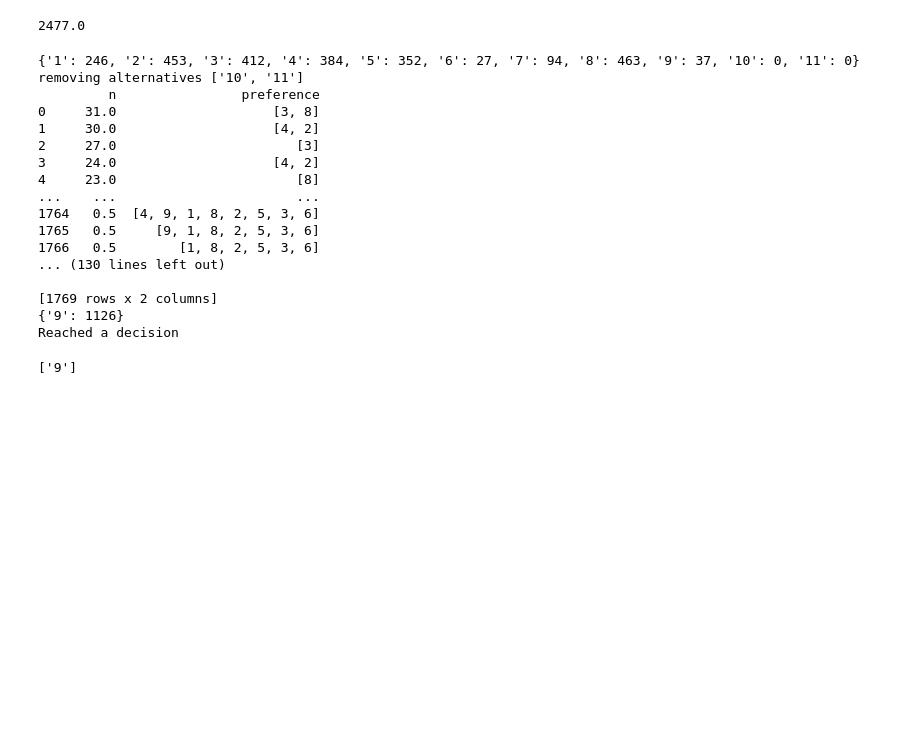
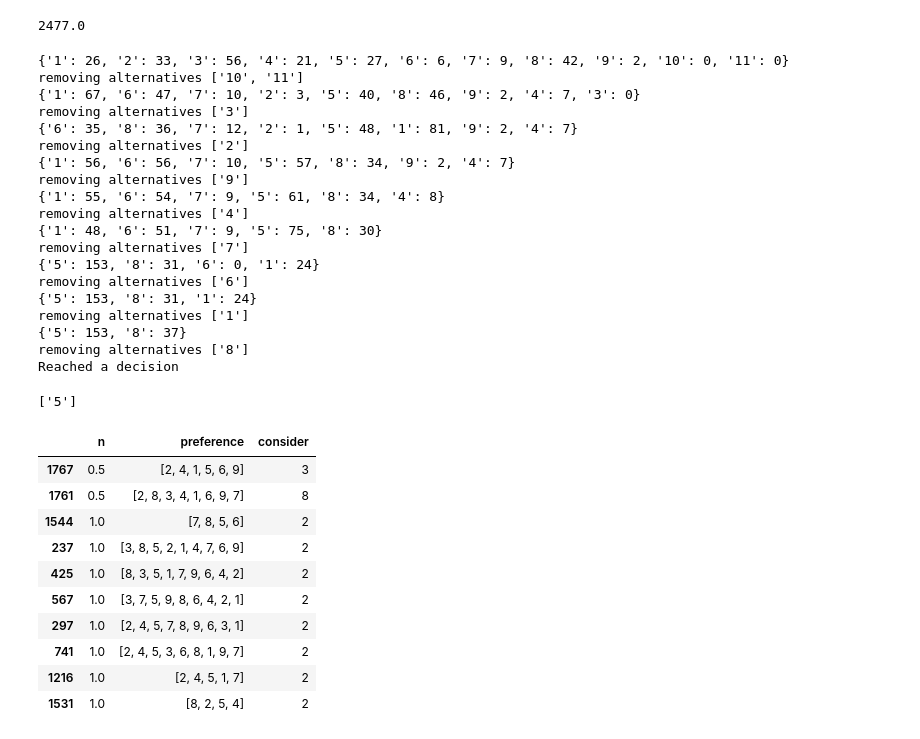
Before and after one commit to juanluislopez24/CSC_homework_3_group4, a Jupyter notebook: STV.ipynb, the cells around one changed output. Drawn from its saved outputs; the diff is of its cells as text; code cells hidden in the pictures; blank space fills up the shorter version.

```diff
--- a/STV.ipynb
+++ b/STV.ipynb
@@ -117,22 +144,25 @@ def STV(df, alternatives):
     return list(scores.keys())
 # %%
-STV(df, alternatives)
+winners = STV(df, alternatives)
+winners
 # %% [output]
-{'1': 246, '2': 453, '3': 412, '4': 384, '5': 352, '6': 27, '7': 94, '8': 463, '9': 37, '10': 0, '11': 0}
+{'1': 26, '2': 33, '3': 56, '4': 21, '5': 27, '6': 6, '7': 9, '8': 42, '9': 2, '10': 0, '11': 0}
 removing alternatives ['10', '11']
-         n                preference
-0     31.0                    [3, 8]
-1     30.0                    [4, 2]
-2     27.0                       [3]
-3     24.0                    [4, 2]
-4     23.0                       [8]
-...    ...                       ...
-1764   0.5  [4, 9, 1, 8, 2, 5, 3, 6]
-1765   0.5     [9, 1, 8, 2, 5, 3, 6]
-1766   0.5        [1, 8, 2, 5, 3, 6]
-... (130 lines left out)
-
-[1769 rows x 2 columns]
-{'9': 1126}
+{'1': 67, '6': 47, '7': 10, '2': 3, '5': 40, '8': 46, '9': 2, '4': 7, '3': 0}
+removing alternatives ['3']
+{'6': 35, '8': 36, '7': 12, '2': 1, '5': 48, '1': 81, '9': 2, '4': 7}
+removing alternatives ['2']
+{'1': 56, '6': 56, '7': 10, '5': 57, '8': 34, '9': 2, '4': 7}
+removing alternatives ['9']
+{'1': 55, '6': 54, '7': 9, '5': 61, '8': 34, '4': 8}
+removing alternatives ['4']
+{'1': 48, '6': 51, '7': 9, '5': 75, '8': 30}
+removing alternatives ['7']
+{'5': 153, '8': 31, '6': 0, '1': 24}
+removing alternatives ['6']
+{'5': 153, '8': 31, '1': 24}
+removing alternatives ['1']
+{'5': 153, '8': 37}
+removing alternatives ['8']
 Reached a decision
-['9']
+['5']
@@ -138,0 +192,14 @@ Reached a decision
+# %%
+df_filtered.head(10)
+# %% [output]
+|  | n | preference | consider |
+| 1767 | 0.5 | [2, 4, 1, 5, 6, 9] | 3 |
+| 1761 | 0.5 | [2, 8, 3, 4, 1, 6, 9, 7] | 8 |
+| 1544 | 1.0 | [7, 8, 5, 6] | 2 |
+| 237 | 1.0 | [3, 8, 5, 2, 1, 4, 7, 6, 9] | 2 |
+| 425 | 1.0 | [8, 3, 5, 1, 7, 9, 6, 4, 2] | 2 |
+| 567 | 1.0 | [3, 7, 5, 9, 8, 6, 4, 2, 1] | 2 |
+| 297 | 1.0 | [2, 4, 5, 7, 8, 9, 6, 3, 1] | 2 |
+| 741 | 1.0 | [2, 4, 5, 3, 6, 8, 1, 9, 7] | 2 |
+| 1216 | 1.0 | [2, 4, 5, 1, 7] | 2 |
+| 1531 | 1.0 | [8, 2, 5, 4] | 2 |
```
Also changed, not shown: parts of 20 cells of this notebook.
